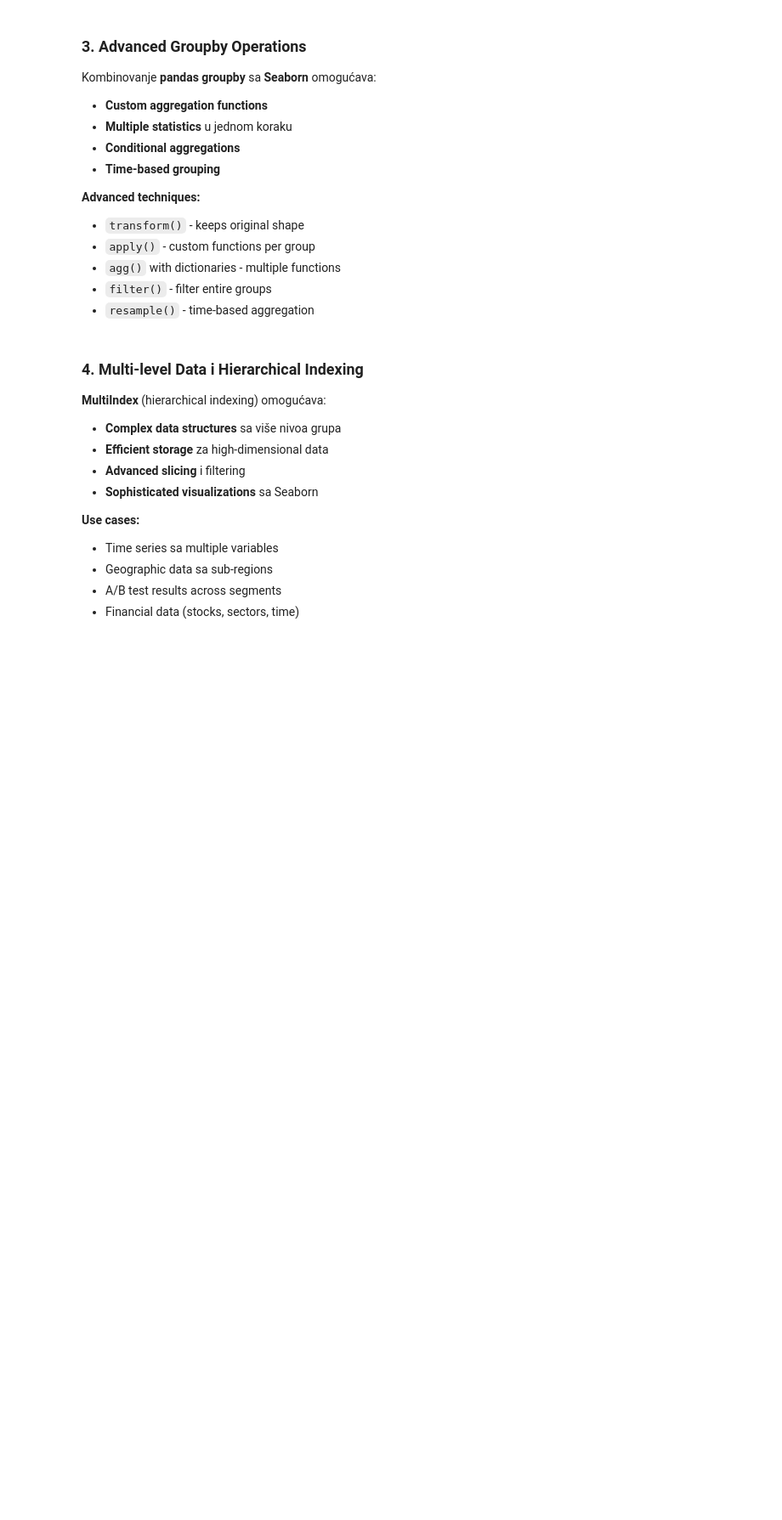
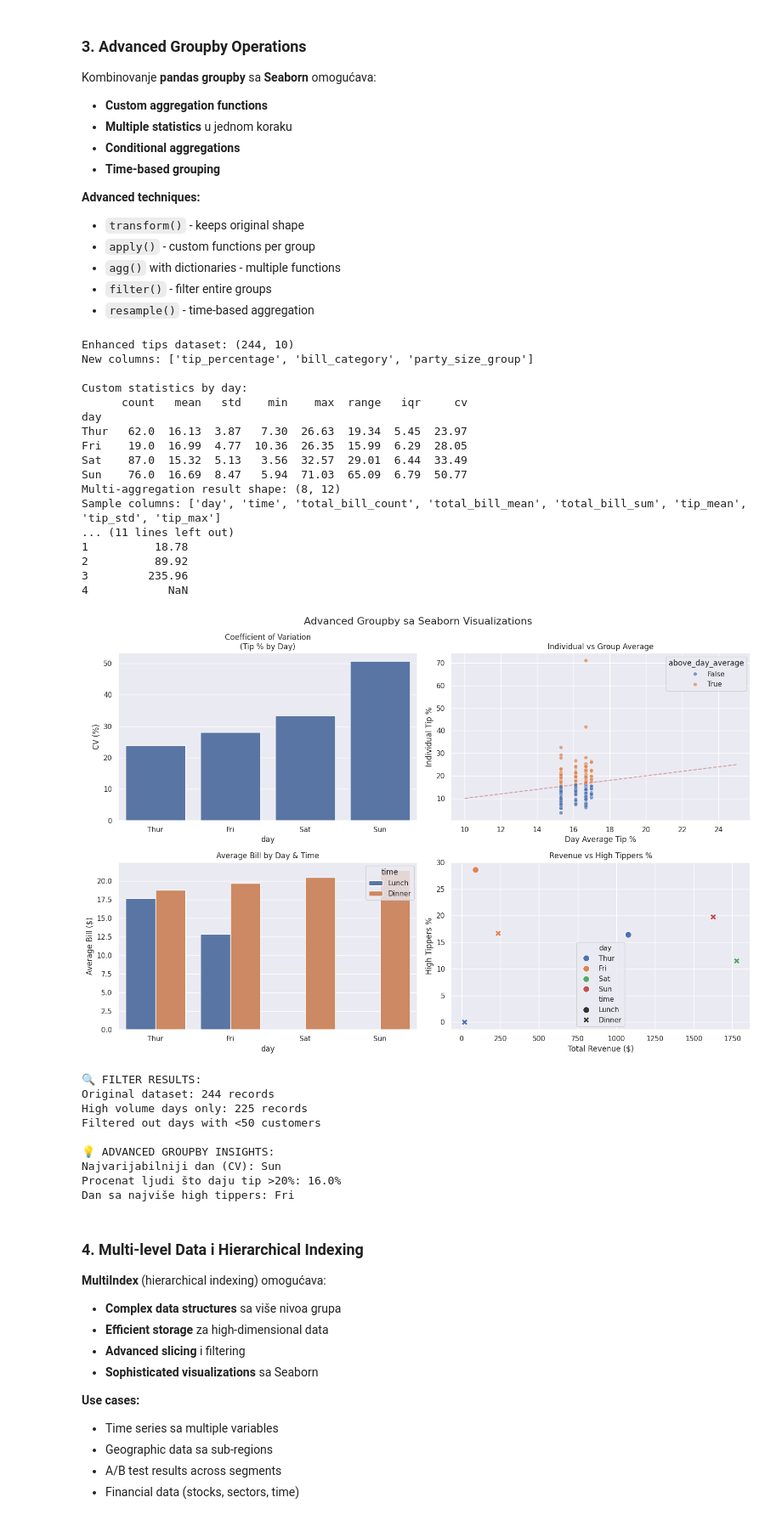
Before and after one commit to ilicandrija/seaborn, a Jupyter notebook: 03_strukture_podataka.ipynb, the cells around one changed output. Shown at 85% size. Saved outputs shown, nothing was run; the diff lists cells and outputs as text; code cells hidden in the pictures; blank space fills up the shorter version.

```diff
--- a/03_strukture_podataka.ipynb
+++ b/03_strukture_podataka.ipynb
@@ -289,10 +342,6 @@ Kombinovanje **pandas groupby** sa **Seaborn** omogućava:
 - `filter()` - filter entire groups
 - `resample()` - time-based aggregation
 # %%
-# 3. ADVANCED GROUPBY OPERATIONS
-print("🎯 ADVANCED GROUPBY TECHNIQUES:")
-
-# Priprema kompleksnijih podataka - tips dataset sa dodatnim features
 tips_enhanced = tips.copy()
 tips_enhanced['tip_percentage'] = (tips_enhanced['tip'] / tips_enhanced['total_bill']) * 100
 tips_enhanced['bill_category'] = pd.cut(tips_enhanced['total_bill'],
@@ -318,24 +367,30 @@ def custom_stats(series):
         'cv': (series.std() / series.mean()) * 100  # Coefficient of variation
     })
 
-# Primena custom funkcije
-day_stats = tips_enhanced.groupby('day')['tip_percentage'].apply(custom_stats)
+
+day_stats = tips_enhanced.groupby('day')['tip_percentage'].apply(custom_stats).unstack()
 print("\nCustom statistics by day:")
 print(day_stats.round(2))
 
 # 2. MULTIPLE AGGREGATIONS sa različitim funkcijama
-multi_agg = tips_enhanced.groupby(['day', 'time']).agg({
-    'total_bill': ['count', 'mean', 'sum'],
-    'tip': ['mean', 'std', 'max'],
-    'tip_percentage': ['mean', 'median', lambda x: x.quantile(0.9)],
-    'size': ['mean', 'mode']
-})
+def _safe_mode(series):
+    m = series.mode()
+    return m.iloc[0] if not m.empty else np.nan
 
-# Flatten column names
-multi_agg.columns = ['_'.join(col).strip() for col in multi_agg.columns]
-multi_agg = multi_agg.reset_index()
+multi_agg = tips_enhanced.groupby(['day', 'time']).agg(
+    total_bill_count=('total_bill', 'count'),
+    total_bill_mean=('total_bill', 'mean'),
+    total_bill_sum=('total_bill', 'sum'),
+    tip_mean=('tip', 'mean'),
+    tip_std=('tip', 'std'),
+    tip_max=('tip', 'max'),
+    tip_median=('tip_percentage', 'median'),
+    tip_pct90=('tip_percentage', lambda x: x.quantile(0.9)),
+    size_mean=('size', 'mean'),
+    size_mode=('size', _safe_mode)
+).reset_index()
 
-print(f"\nMulti-aggregation result shape: {multi_agg.shape}")
+print(f"Multi-aggregation result shape: {multi_agg.shape}")
 print("Sample columns:", list(multi_agg.columns[:8]))
 
 # 3. TRANSFORM - dodaje agregaciju u original dataset
@@ -372,33 +427,61 @@ axes[0,1].plot([10, 25], [10, 25], 'r--', alpha=0.5)
 axes[0,1].set_title('Individual vs Group Average')
 axes[0,1].set_xlabel('Day Average Tip %')
 axes[0,1].set_ylabel('Individual Tip %')
 
 # 3. Multi-aggregation results
 sns.barplot(data=multi_agg, x='day', y='total_bill_mean', hue='time', ax=axes[1,0])
 axes[1,0].set_title('Average Bill by Day & Time')
 axes[1,0].set_ylabel('Average Bill ($)')
 
 # 4. Conditional aggregation results
 sns.scatterplot(data=conditional_results, x='total_revenue', y='high_tippers_pct',
                 hue='day', style='time', s=100, ax=axes[1,1])
 axes[1,1].set_title('Revenue vs High Tippers %')
 axes[1,1].set_xlabel('Total Revenue ($)')
 axes[1,1].set_ylabel('High Tippers %')
 
 plt.tight_layout()
 plt.show()
 
 # Filter groups example
 high_volume_days = tips_enhanced.groupby('day').filter(lambda x: len(x) > 50)
 print(f"\n🔍 FILTER RESULTS:")
 print(f"Original dataset: {len(tips_enhanced)} records")
 print(f"High volume days only: {len(high_volume_days)} records")
 print(f"Filtered out days with <50 customers")
 
 print("\n💡 ADVANCED GROUPBY INSIGHTS:")
 print(f"Najvarijabilniji dan (CV): {day_stats_viz.loc[day_stats_viz['cv'].idxmax(), 'day']}")
 print(f"Procenat ljudi što daju tip >20%: {(tips_enhanced['tip_percentage'] > 20).mean()*100:.1f}%")
 print(f"Dan sa najviše high tippers: {conditional_results.loc[conditional_results['high_tippers_pct'].idxmax(), 'day']}")
+# %% [output]
+Enhanced tips dataset: (244, 10)
+New columns: ['tip_percentage', 'bill_category', 'party_size_group']
+
+Custom statistics by day:
+      count   mean   std    min    max  range   iqr     cv
+day
+Thur   62.0  16.13  3.87   7.30  26.63  19.34  5.45  23.97
+Fri    19.0  16.99  4.77  10.36  26.35  15.99  6.29  28.05
+Sat    87.0  15.32  5.13   3.56  32.57  29.01  6.44  33.49
+Sun    76.0  16.69  8.47   5.94  71.03  65.09  6.79  50.77
+Multi-aggregation result shape: (8, 12)
+Sample columns: ['day', 'time', 'total_bill_count', 'total_bill_mean', 'total_bill_sum', 'tip_mean', 'tip_std', 'tip_max']
+... (11 lines left out)
+1          18.78
+2          89.92
+3         235.96
+4            NaN
+[figure, added]
+🔍 FILTER RESULTS:
+Original dataset: 244 records
+High volume days only: 225 records
+Filtered out days with <50 customers
+
+💡 ADVANCED GROUPBY INSIGHTS:
+Najvarijabilniji dan (CV): Sun
+Procenat ljudi što daju tip >20%: 16.0%
+Dan sa najviše high tippers: Fri
 # %% [markdown]
 ### 4. **Multi-level Data i Hierarchical Indexing**
 
```
Also changed, not shown: parts of 6 cells of this notebook, 8 other files.
